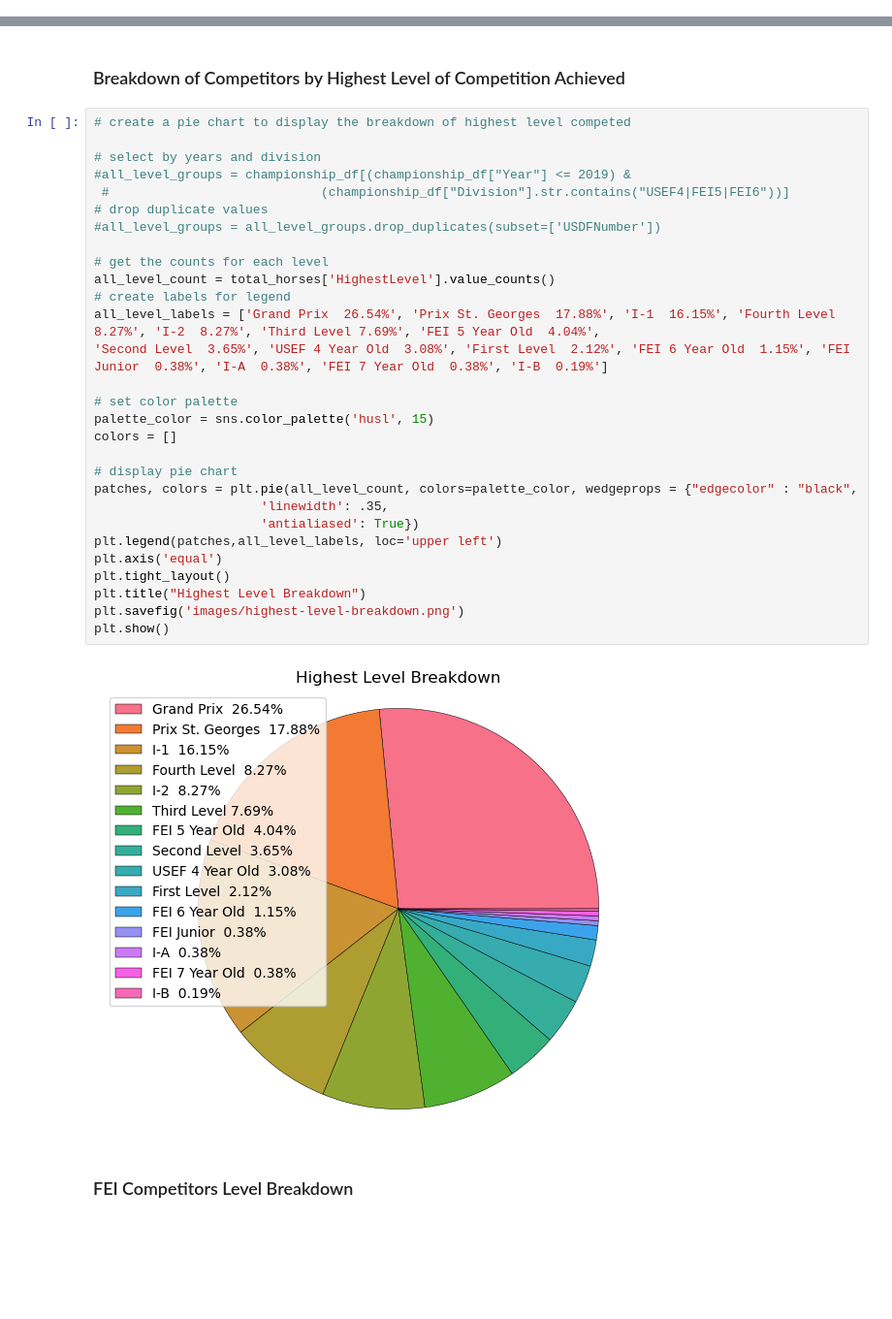
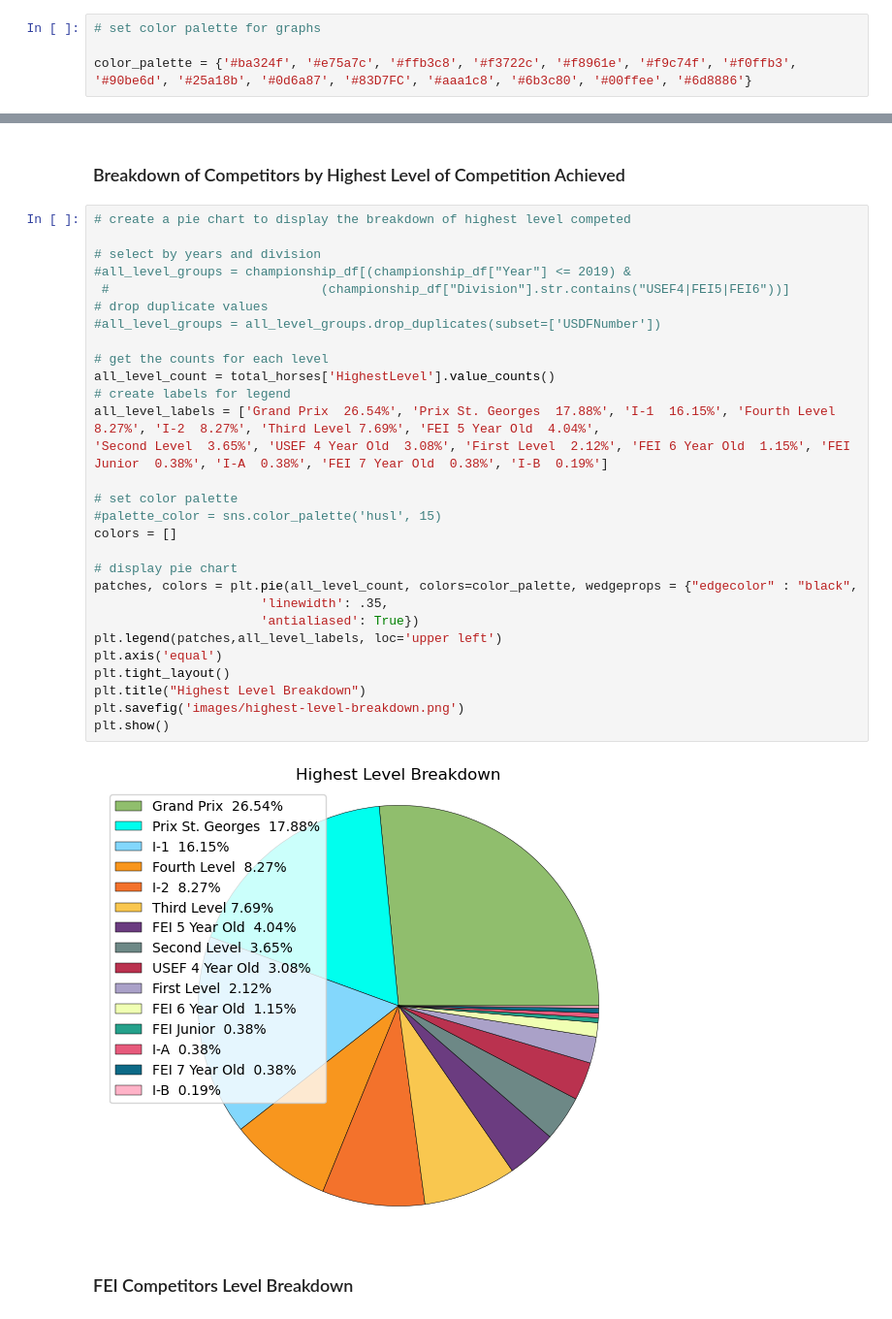
Before and after one commit to siobyrne/young-dressage-horse-program-analysis, a Jupyter notebook: younghorse.ipynb, the cells around one changed output, grey strips where cells are left out. Shown at 97% size. Drawn from its saved outputs; the diff is of its cells as text; blank space fills up the shorter version.

Commit message:
Add custom color palette, change countplot for most championship appearances to histplot for better display

```diff
--- a/younghorse.ipynb
+++ b/younghorse.ipynb
@@ -9,6 +9,10 @@ import matplotlib as mpl
 import matplotlib.pyplot as plt
 import scipy.stats as st
 import seaborn as sns
+# %%
+# set color palette for graphs
+
+color_palette = {'#ba324f', '#e75a7c', '#ffb3c8', '#f3722c', '#f8961e', '#f9c74f', '#f0ffb3', '#90be6d', '#25a18b', '#0d6a87', '#83D7FC', '#aaa1c8', '#6b3c80', '#00ffee', '#6d8886'}
 # %% [markdown]
 ## Load Files
 The data divided into two files, one for championship results, one for information on each participating horse.
@@ -206,34 +210,34 @@ The percentage of horses that competed at FEI is 69.81%.
 # %%
 # create a pie chart to display the breakdown of highest level competed
 
 # select by years and division
 #all_level_groups = championship_df[(championship_df["Year"] <= 2019) &
  #                            (championship_df["Division"].str.contains("USEF4|FEI5|FEI6"))]
 # drop duplicate values
 #all_level_groups = all_level_groups.drop_duplicates(subset=['USDFNumber'])
 
 # get the counts for each level
 all_level_count = total_horses['HighestLevel'].value_counts()
 # create labels for legend
 all_level_labels = ['Grand Prix  26.54%', 'Prix St. Georges  17.88%', 'I-1  16.15%', 'Fourth Level  8.27%', 'I-2  8.27%', 'Third Level 7.69%', 'FEI 5 Year Old  4.04%',
 'Second Level  3.65%', 'USEF 4 Year Old  3.08%', 'First Level  2.12%', 'FEI 6 Year Old  1.15%', 'FEI Junior  0.38%', 'I-A  0.38%', 'FEI 7 Year Old  0.38%', 'I-B  0.19%']
 
 # set color palette
-palette_color = sns.color_palette('husl', 15)
+#palette_color = sns.color_palette('husl', 15)
 colors = []
 
 # display pie chart
-patches, colors = plt.pie(all_level_count, colors=palette_color, wedgeprops = {"edgecolor" : "black",
+patches, colors = plt.pie(all_level_count, colors=color_palette, wedgeprops = {"edgecolor" : "black",
                       'linewidth': .35,
                       'antialiased': True})
 plt.legend(patches,all_level_labels, loc='upper left')
 plt.axis('equal')
 plt.tight_layout()
 plt.title("Highest Level Breakdown")
 plt.savefig('images/highest-level-breakdown.png')
 plt.show()
 # %% [output]
-[figure, old version]
+[figure, new version]
 # %% [markdown]
 ### FEI Competitors Level Breakdown
 # %%
```
Also changed, not shown: parts of 23 cells of this notebook, 8 other files.
